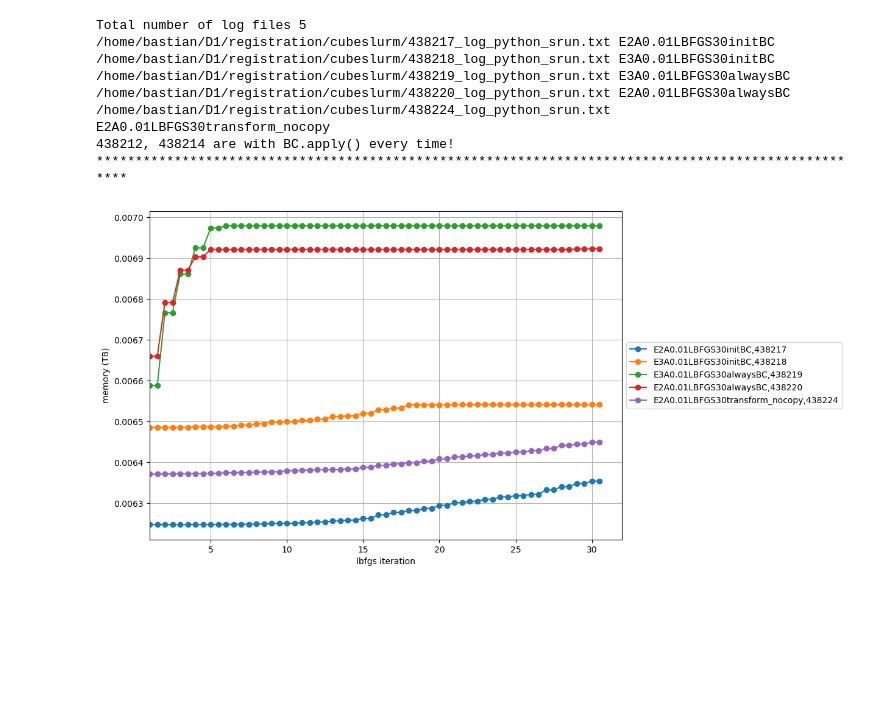
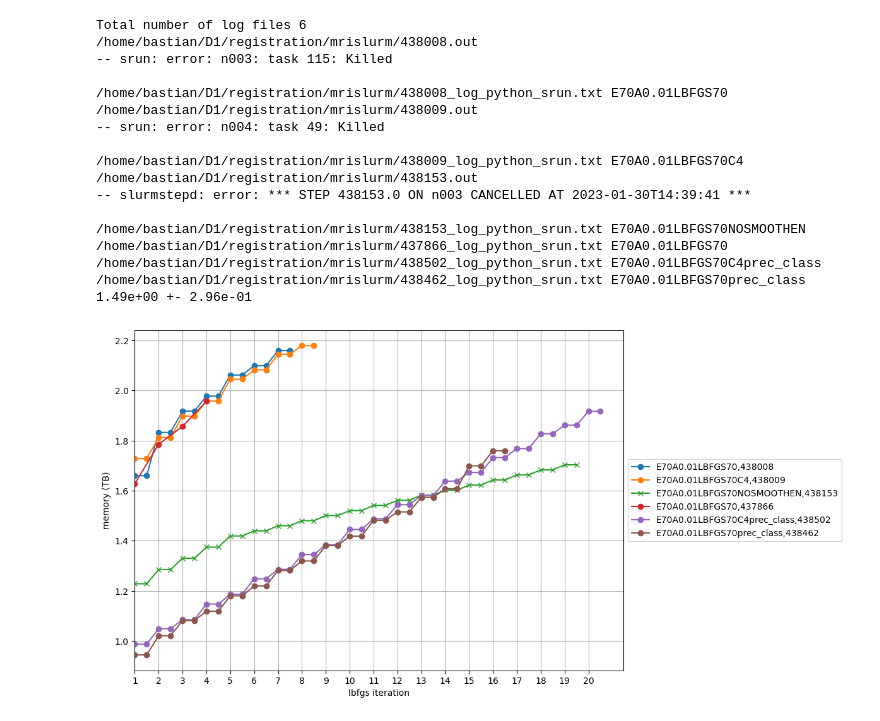
Before and after one commit to JohannesHaubner/mapMRI, a Jupyter notebook: examples/debugging/mem.ipynb, the cells around one changed output. Cells and saved outputs as stored; diff of their text form; code cells hidden in the pictures; blank space fills up the shorter version.

```diff
--- a/examples/debugging/mem.ipynb
+++ b/examples/debugging/mem.ipynb
@@ -34,15 +34,19 @@ path = pathlib.Path("/home/bastian/D1/registration/mrislurm/")
 slurmids = [# 437776, 437782, 437847,
             # 437912, 437913, 437915,437918,437919,437920,437921,
             #437783, 437866
-            438008, 438009, 438153,
-            438207, 438208
+            438008, 438009, 438153, 437866,
+            438502, 438462,
             ]
 
-path = pathlib.Path("/home/bastian/D1/registration/cubeslurm/")
-slurmids = [
-            # 438207, 438208, 438210, 438211, 438212, 438214, 438215, 438216,
-            438217, 438218, 438219, 438220, 438224
-            ]
+# path = pathlib.Path("/home/bastian/D1/registration/cubeslurm/")
+# slurmids = [
+#             # 438207, 438208, 438210, 438211, 438212, 438214, 438215, 438216,
+#             438217, 438218, 438219, 438220, 438224,
+#             # 438294,438293, 438296, 438299, 438301,  438302, 438304, 438306, 438307, 438308,
+#             ]
+
+
+mem0 = []
 
 
 print("Total number of log files", len(slurmids))
@@ -104,39 +108,52 @@ for slurmid in slurmids:
 
     elif "projector" in outfoldername:
         marker = "*"
         linestyle = ":"
 
 
     fac = 1
     # fac = mema[0,1]
 
     plt.plot(mema[:,0], mema[:,1] / fac, marker=marker,
             # color=color, linestyle=linestyle,
             # label="maxcor="+res[1] + "," + res[2].replace("none", "no preconditioning").replace("preconditioning_nosmoothen", "preconditioning = nosmoothen"),
             label=outfoldername + "," + str(slurmid),
             # label="ntasks=" + str(ntasks).replace("\n", "") + ", maxcor=" + str(maxcor).replace("\n", "")+ ", ncells=" + str(meshn).replace("\n", "")
             # label=slurmid,
             )
     plt.legend()
 
+    mem0.append(mema[-1,1] / mema[0,1])
+
 plt.xlabel("lbfgs iteration")
 if fac == 1:
     plt.ylabel("memory (TB)")
 else:
     plt.ylabel("Increase in memory after first iteration")
 plt.xlim(1, None)
+plt.xticks(list(range(1, int(plt.gca().get_xlim()[1]))))
 # plt.yticks([1 + x /1000 for x in range(0, 22, 2)])
 plt.grid()
 ax.legend(loc='center left', bbox_to_anchor=(1, 0.5))
 
-print("438212, 438214 are with BC.apply() every time!", "*"*100)
+print(format(np.mean(mem0),".2e"), "+-", format(np.std(mem0), ".2e"))
 plt.show()
 # %% [output]
-Total number of log files 5
-/home/bastian/D1/registration/cubeslurm/438217_log_python_srun.txt E2A0.01LBFGS30initBC
-/home/bastian/D1/registration/cubeslurm/438218_log_python_srun.txt E3A0.01LBFGS30initBC
-/home/bastian/D1/registration/cubeslurm/438219_log_python_srun.txt E3A0.01LBFGS30alwaysBC
-/home/bastian/D1/registration/cubeslurm/438220_log_python_srun.txt E2A0.01LBFGS30alwaysBC
-/home/bastian/D1/registration/cubeslurm/438224_log_python_srun.txt E2A0.01LBFGS30transform_nocopy
-438212, 438214 are with BC.apply() every time! ****************************************************************************************************
+Total number of log files 6
+/home/bastian/D1/registration/mrislurm/438008.out
+-- srun: error: n003: task 115: Killed
+
+/home/bastian/D1/registration/mrislurm/438008_log_python_srun.txt E70A0.01LBFGS70
+/home/bastian/D1/registration/mrislurm/438009.out
+-- srun: error: n004: task 49: Killed
+
+/home/bastian/D1/registration/mrislurm/438009_log_python_srun.txt E70A0.01LBFGS70C4
+/home/bastian/D1/registration/mrislurm/438153.out
+-- slurmstepd: error: *** STEP 438153.0 ON n003 CANCELLED AT 2023-01-30T14:39:41 ***
+
+/home/bastian/D1/registration/mrislurm/438153_log_python_srun.txt E70A0.01LBFGS70NOSMOOTHEN
+/home/bastian/D1/registration/mrislurm/437866_log_python_srun.txt E70A0.01LBFGS70
+/home/bastian/D1/registration/mrislurm/438502_log_python_srun.txt E70A0.01LBFGS70C4prec_class
+/home/bastian/D1/registration/mrislurm/438462_log_python_srun.txt E70A0.01LBFGS70prec_class
+1.49e+00 +- 2.96e-01
-[figure, old version]
+[figure, new version]
```
Also changed, not shown: 10 other files.
